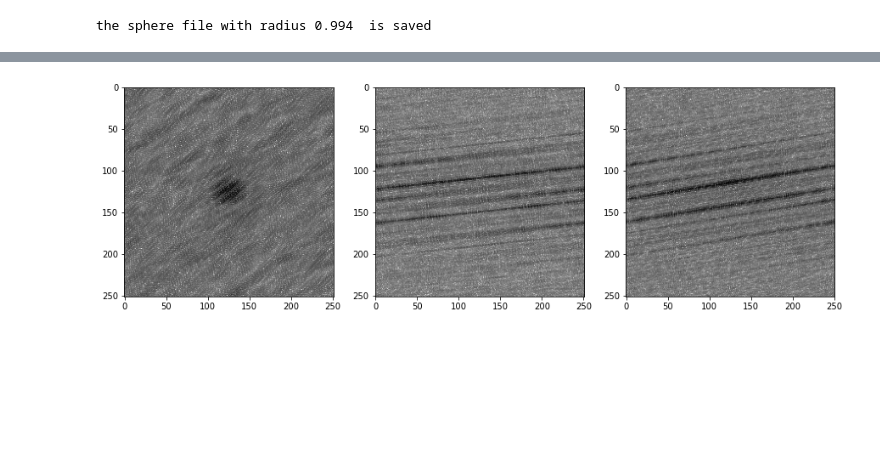
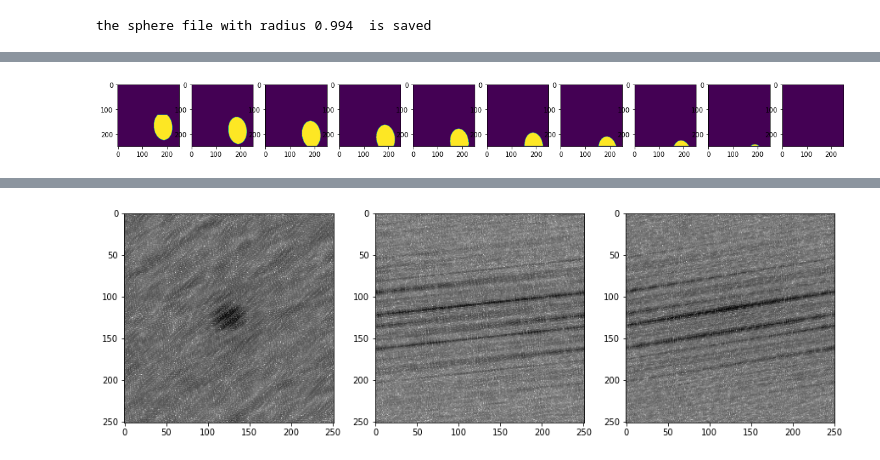
Before and after one commit to sofyalaski/SAXS-simulations, a Jupyter notebook: creating_forms.ipynb, the cells around one changed output, grey strips where cells are left out. Drawn from its saved outputs; the diff is of its cells as text; code cells hidden in the pictures; blank space fills up the shorter version.

```diff
--- a/creating_forms.ipynb
+++ b/creating_forms.ipynb
@@ -120,3 +99,7 @@ plt_slices_sum(simulation)
+# %%
+plot_slices_at_interval(15, 100, simulation, 'z')
+# %% [output]
+[figure, added]
 # %%
 simulation.calculate_custom_FTI_3D(device = 'cpu')
 simulation.calculate_torch_FTI_3D(device = 'cpu')
```
Also changed, not shown: parts of 6 cells of this notebook, 2 other files.
